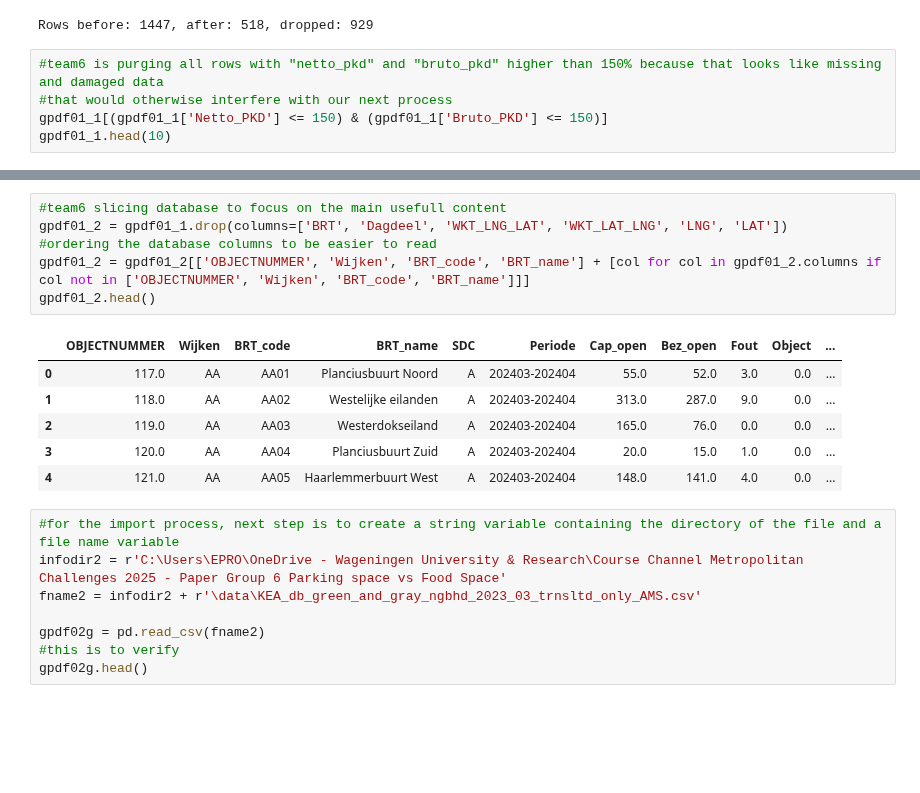
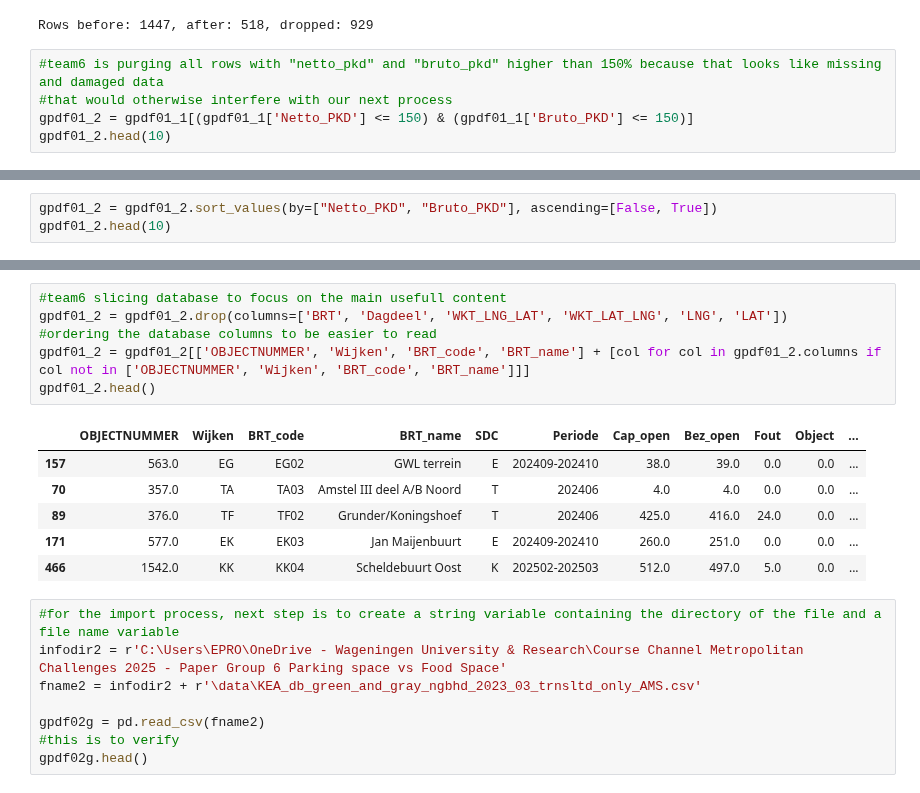
Before and after one commit to bram-villanueva/paper_project, a Jupyter notebook: park_prs_and_green.ipynb, the cells around one changed output, grey strips where cells are left out. Drawn from its saved outputs; the diff is of its cells as text; blank space fills up the shorter version.

```diff
--- a/park_prs_and_green.ipynb
+++ b/park_prs_and_green.ipynb
@@ -85,7 +85,7 @@ Rows before: 1447, after: 518, dropped: 929
 # %%
 #team6 is purging all rows with "netto_pkd" and "bruto_pkd" higher than 150% because that looks like missing and damaged data
 #that would otherwise interfere with our next process
-gpdf01_1[(gpdf01_1['Netto_PKD'] <= 150) & (gpdf01_1['Bruto_PKD'] <= 150)]
-gpdf01_1.head(10)
+gpdf01_2 = gpdf01_1[(gpdf01_1['Netto_PKD'] <= 150) & (gpdf01_1['Bruto_PKD'] <= 150)]
+gpdf01_2.head(10)
 # %% [output]
 |  | OBJECTNUMMER | BRT | SDC | Periode | Dagdeel | Cap_open | Bez_open | Fout | Object | Bez_tot | ... |
@@ -101,0 +102,3 @@ gpdf01_1.head(10)
+# %%
+gpdf01_2 = gpdf01_2.sort_values(by=["Netto_PKD", "Bruto_PKD"], ascending=[False, True])
+gpdf01_2.head(10)
@@ -102,16 +117,16 @@ gpdf01_1.head(10)
 # %%
 #team6 slicing database to focus on the main usefull content
-gpdf01_2 = gpdf01_1.drop(columns=['BRT', 'Dagdeel', 'WKT_LNG_LAT', 'WKT_LAT_LNG', 'LNG', 'LAT'])
+gpdf01_2 = gpdf01_2.drop(columns=['BRT', 'Dagdeel', 'WKT_LNG_LAT', 'WKT_LAT_LNG', 'LNG', 'LAT'])
 #ordering the database columns to be easier to read
 gpdf01_2 = gpdf01_2[['OBJECTNUMMER', 'Wijken', 'BRT_code', 'BRT_name'] + [col for col in gpdf01_2.columns if col not in ['OBJECTNUMMER', 'Wijken', 'BRT_code', 'BRT_name']]]
 gpdf01_2.head()
 # %% [output]
 |  | OBJECTNUMMER | Wijken | BRT_code | BRT_name | SDC | Periode | Cap_open | Bez_open | Fout | Object | ... |
-| 0 | 117.0 | AA | AA01 | Planciusbuurt Noord | A | 202403-202404 | 55.0 | 52.0 | 3.0 | 0.0 | ... |
-| 1 | 118.0 | AA | AA02 | Westelijke eilanden | A | 202403-202404 | 313.0 | 287.0 | 9.0 | 0.0 | ... |
-| 2 | 119.0 | AA | AA03 | Westerdokseiland | A | 202403-202404 | 165.0 | 76.0 | 0.0 | 0.0 | ... |
-| 3 | 120.0 | AA | AA04 | Planciusbuurt Zuid | A | 202403-202404 | 20.0 | 15.0 | 1.0 | 0.0 | ... |
-| 4 | 121.0 | AA | AA05 | Haarlemmerbuurt West | A | 202403-202404 | 148.0 | 141.0 | 4.0 | 0.0 | ... |
+| 157 | 563.0 | EG | EG02 | GWL terrein | E | 202409-202410 | 38.0 | 39.0 | 0.0 | 0.0 | ... |
+| 70 | 357.0 | TA | TA03 | Amstel III deel A/B Noord | T | 202406 | 4.0 | 4.0 | 0.0 | 0.0 | ... |
+| 89 | 376.0 | TF | TF02 | Grunder/Koningshoef | T | 202406 | 425.0 | 416.0 | 24.0 | 0.0 | ... |
+| 171 | 577.0 | EK | EK03 | Jan Maijenbuurt | E | 202409-202410 | 260.0 | 251.0 | 0.0 | 0.0 | ... |
+| 466 | 1542.0 | KK | KK04 | Scheldebuurt Oost | K | 202502-202503 | 512.0 | 497.0 | 5.0 | 0.0 | ... |
 # %%
 #for the import process, next step is to create a string variable containing the directory of the file and a file name variable
 infodir2 = r'C:\Users\EPRO\OneDrive - Wageningen University & Research\Course Channel Metropolitan Challenges 2025 - Paper Group 6 Parking space vs Food Space'
```
Also changed, not shown: parts of 8 cells of this notebook.
